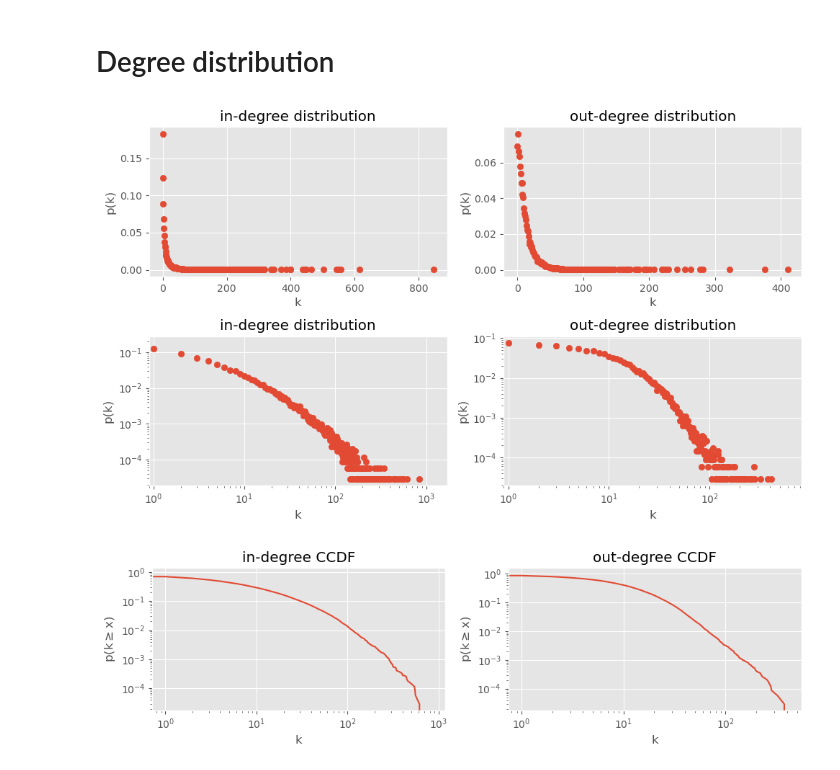
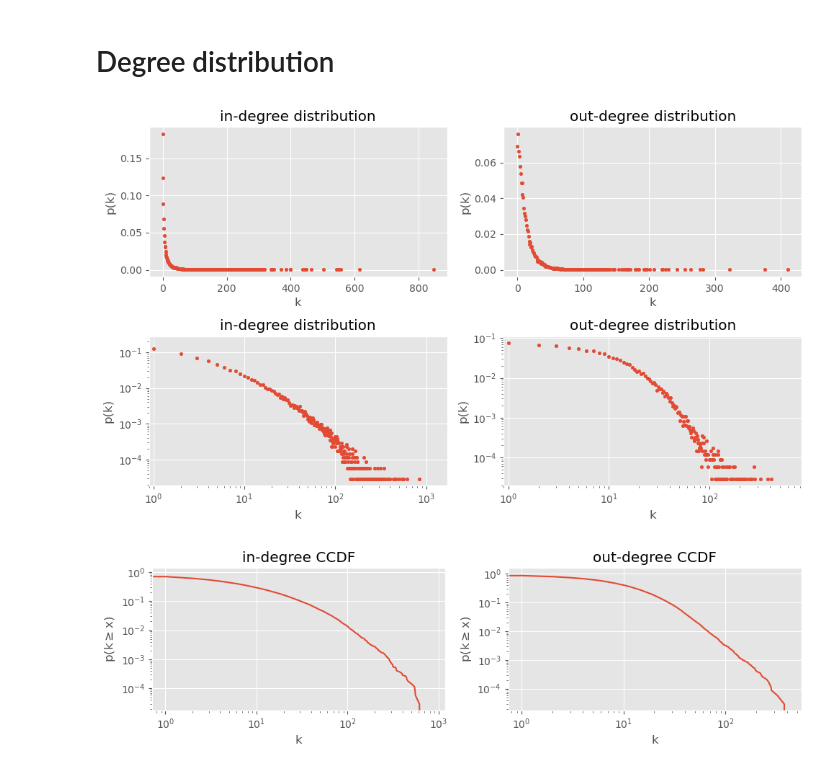
Before and after one commit to Marcus-Friis/research-project, a Jupyter notebook: notebooks/dataanalysis.ipynb, the cells around one changed output. Drawn from its saved outputs; the diff is of its cells as text; code cells hidden in the pictures.

```diff
--- a/notebooks/dataanalysis.ipynb
+++ b/notebooks/dataanalysis.ipynb
@@ -44,42 +46,43 @@ v_out = v_out / v_out.sum()
 
 # setup figure for plotting
 fig, ((ax1, ax2), (ax3, ax4)) = plt.subplots(2, 2, figsize=(10,6))
+dot_size = 10
 
 # plot in-degree
-ax1.scatter(d_in, v_in)
+ax1.scatter(d_in, v_in, s=dot_size)
 ax1.set_xlabel('k')
 ax1.set_ylabel('p(k)')
 ax1.set_title('in-degree distribution')
 
 # plot in-degree log-log
-ax3.scatter(d_in, v_in)
+ax3.scatter(d_in, v_in, s=dot_size)
 ax3.set_xlabel('k')
 ax3.set_ylabel('p(k)')
 ax3.set_title('in-degree distribution')
 ax3.set_xscale('log')
 ax3.set_yscale('log')
 ax3.set_xlim(0.9, np.max(d_in)*2)
 
 # plot out-degree
-ax2.scatter(d_out, v_out)
+ax2.scatter(d_out, v_out, s=dot_size)
 ax2.set_xlabel('k')
 ax2.set_ylabel('p(k)')
 ax2.set_title('out-degree distribution')
 
 # plot out-degree log-log
 d_out, v_out = np.unique(out_degrees, return_counts=True)
 v_out = v_out / v_out.sum()
-ax4.scatter(d_out, v_out)
+ax4.scatter(d_out, v_out, s=dot_size)
 ax4.set_xlabel('k')
 ax4.set_ylabel('p(k)')
 ax4.set_title('out-degree distribution')
 ax4.set_xscale('log')
 ax4.set_yscale('log')
 ax4.set_xlim(0.9, np.max(d_out)*2)
 
 plt.tight_layout()
 # %% [output]
-[figure, old version]
+[figure, new version]
 # %%
 fig, (ax1, ax2) = plt.subplots(1, 2, figsize=(10,3))
 
```
Also changed, not shown: parts of 13 cells of this notebook.
